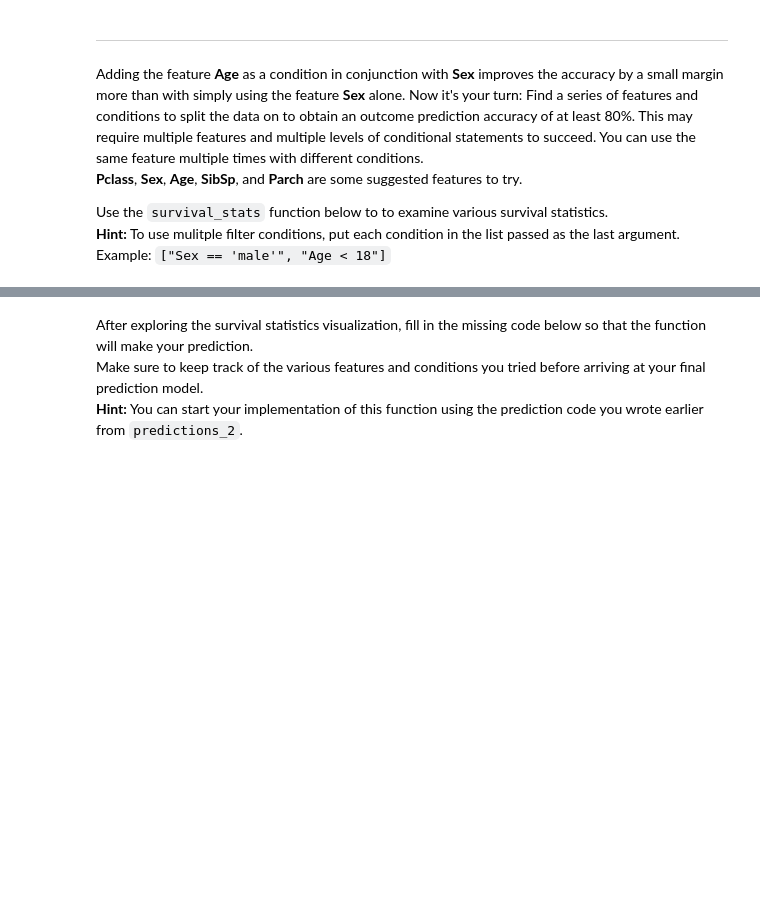
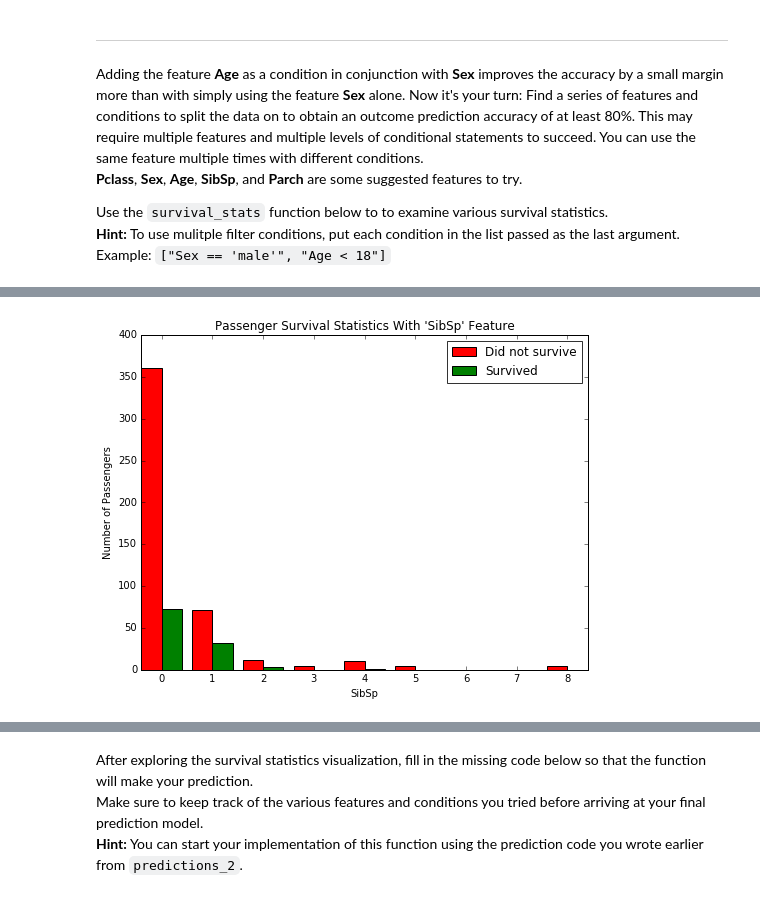
Before and after one commit to psaravind/Machine-Learning-Engineer-Nanodegree, a Jupyter notebook: Titanic-Survival-Exploration/Titanic_Survival_Exploration.ipynb, the cells around one changed output, grey strips where cells are left out. Cells and saved outputs as stored; diff of their text form; code cells hidden in the pictures; blank space fills up the shorter version.

```diff
--- a/Titanic-Survival-Exploration/Titanic_Survival_Exploration.ipynb
+++ b/Titanic-Survival-Exploration/Titanic_Survival_Exploration.ipynb
@@ -180,0 +216,4 @@ Use the `survival_stats` function below to to examine various survival statistic
+# %%
+survival_stats(data, outcomes, 'SibSp', ["Sex == 'male'"])
+# %% [output]
+[figure, added]
```
Also changed, not shown: parts of 37 cells of this notebook, 1 other file.
